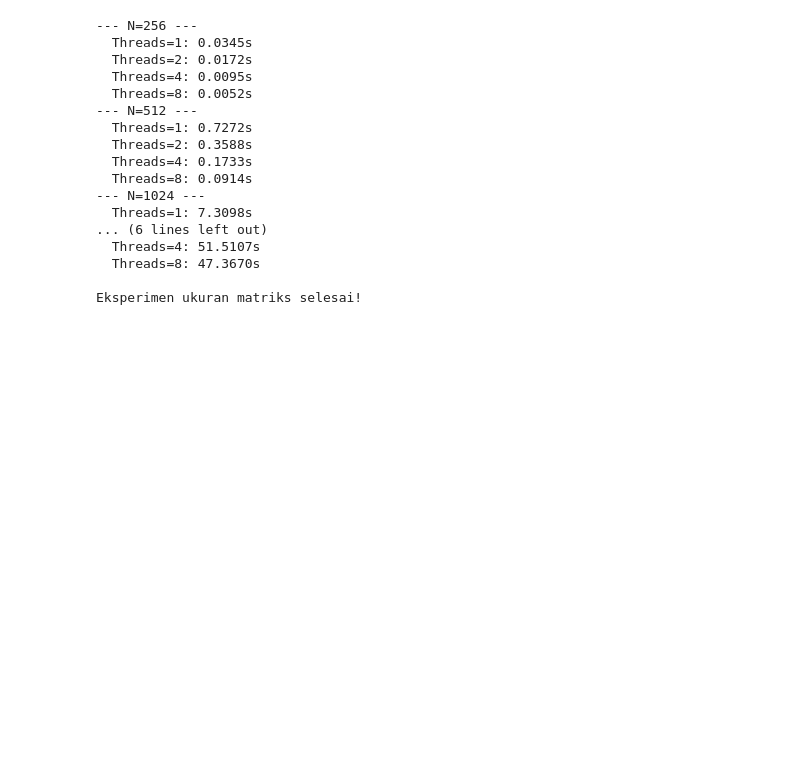
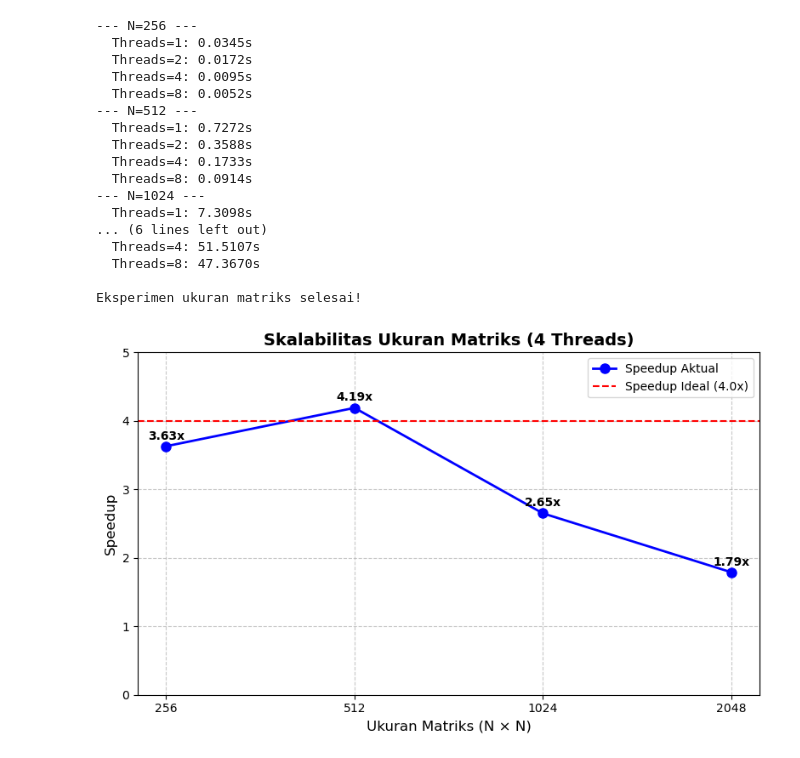
Before and after one commit to NaufalAzz/Komputasi-Paralel-dan-terdistribusi, a Jupyter notebook: modul2_openmp.ipynb, the cells around one changed output. Cells and saved outputs as stored; diff of their text form; code cells hidden in the pictures; blank space fills up the shorter version.

```diff
--- a/modul2_openmp.ipynb
+++ b/modul2_openmp.ipynb
@@ -576,3 +585,34 @@ print('\nEksperimen ukuran matriks selesai!')
   Threads=8: 47.3670s
 
 Eksperimen ukuran matriks selesai!
+# %%
+import matplotlib.pyplot as plt
+
+# Data ukuran matriks dan speedup (untuk 4 Threads) dari eksperimen sebelumnya
+matrix_sizes = ['256', '512', '1024', '2048']
+speedups = [3.63, 4.19, 2.65, 1.79]
+
+plt.figure(figsize=(8, 5))
+plt.plot(matrix_sizes, speedups, marker='o', linestyle='-', color='b', linewidth=2, markersize=8, label='Speedup Aktual')
+
+# Menambahkan label angka pada tiap titik
+for i, val in enumerate(speedups):
+    plt.text(i, val + 0.1, f'{val}x', ha='center', fontweight='bold')
+
+# Garis batas speedup ideal (karena menggunakan 4 thread, idealnya 4x)
+plt.axhline(y=4.0, color='r', linestyle='--', label='Speedup Ideal (4.0x)')
+
+# Pengaturan label dan judul
+plt.title('Skalabilitas Ukuran Matriks (4 Threads)', fontsize=14, fontweight='bold')
+plt.xlabel('Ukuran Matriks (N × N)', fontsize=12)
+plt.ylabel('Speedup', fontsize=12)
+plt.ylim(0, 5) # Set batas Y dari 0 sampai 5
+plt.grid(axis='both', linestyle='--', alpha=0.7)
+plt.legend()
+
+# Simpan dan tampilkan
+plt.tight_layout()
+plt.savefig('openmp_files/skalabilitas_matriks.png', dpi=150)
+plt.show()
+# %% [output]
+[figure, added]
```
Also changed, not shown: parts of 2 cells of this notebook.
